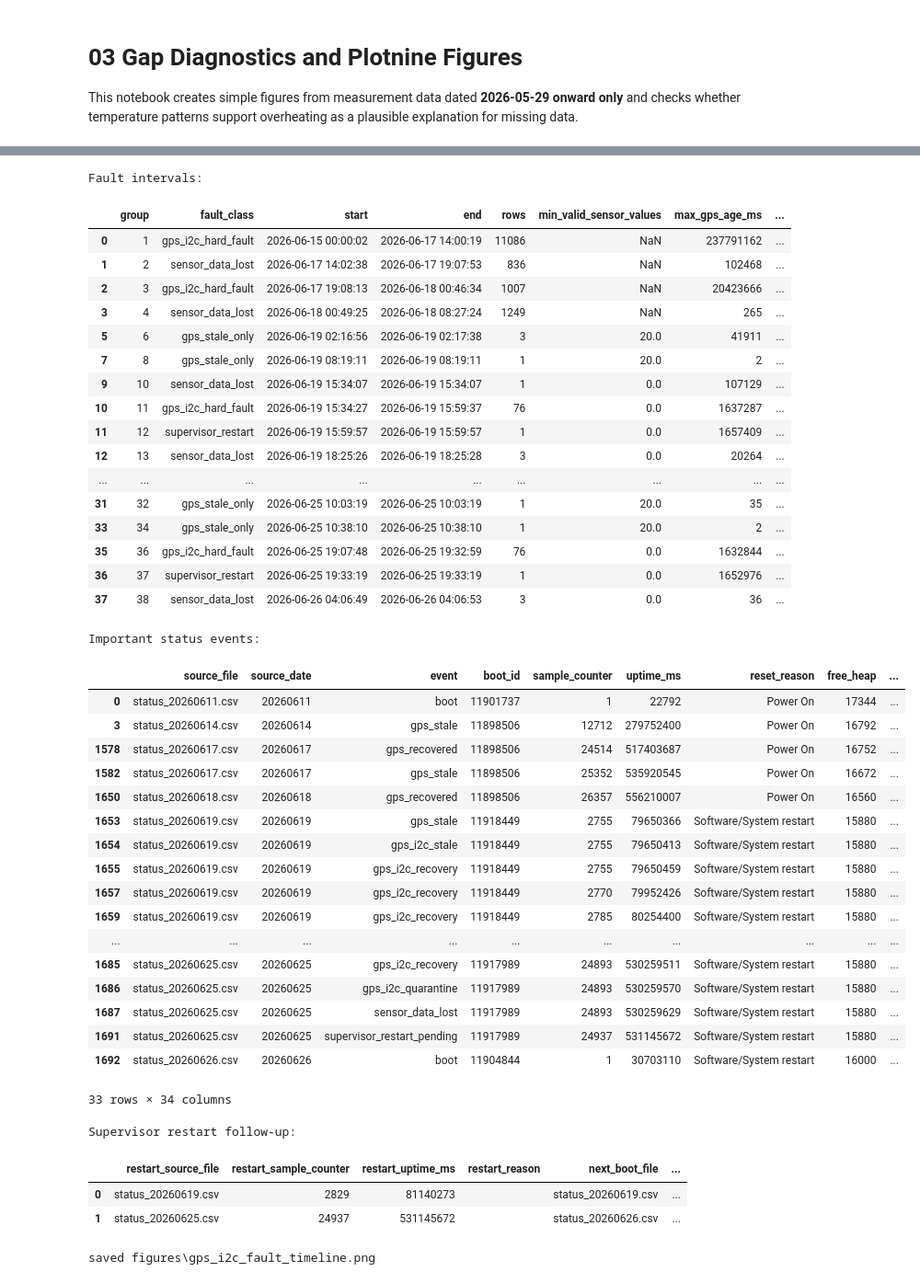
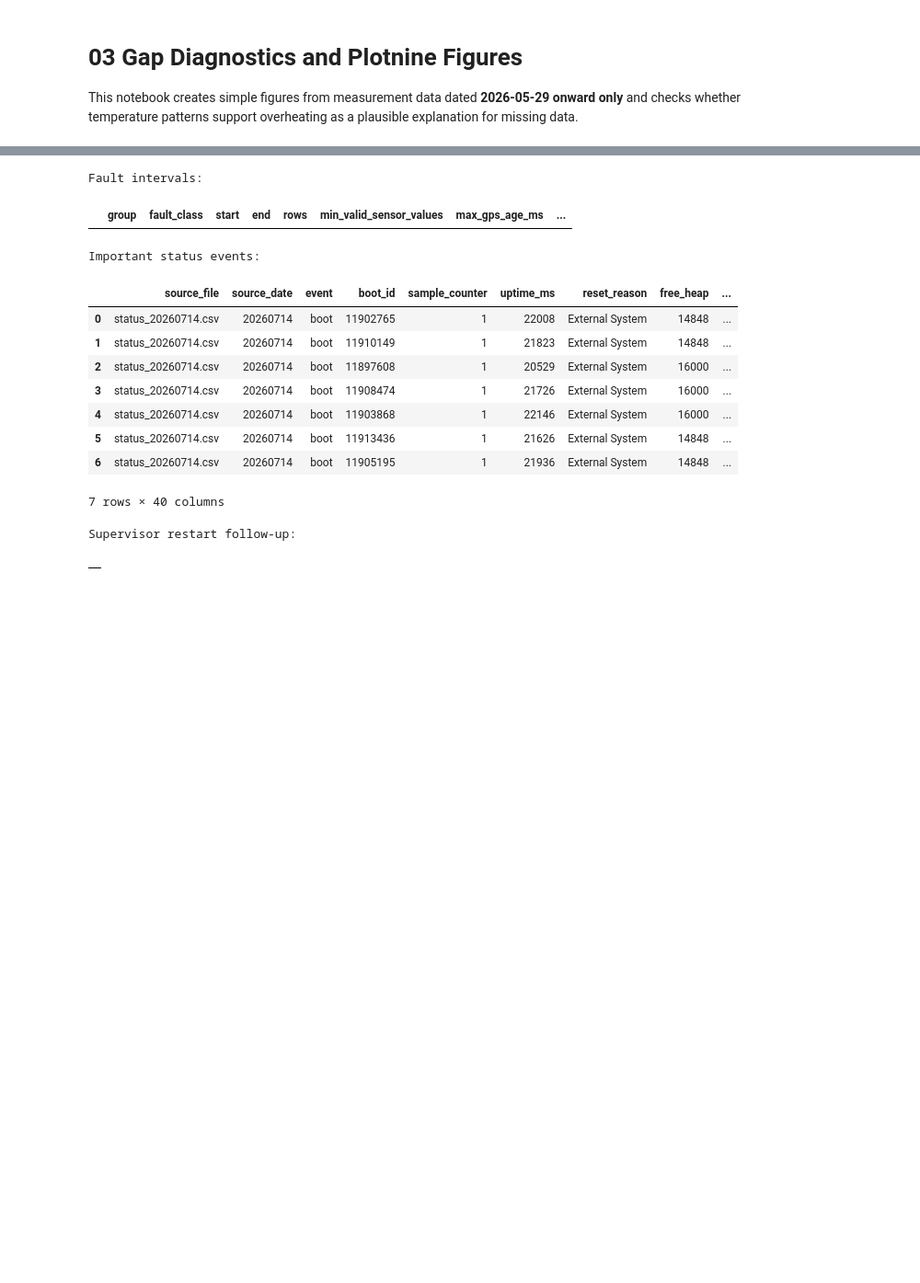
Before and after one commit to kebasaa/datalogger_esp8266, a Jupyter notebook: test_analysis/03_gap_and_plotnine_figures.ipynb, the cells around one changed output, grey strips where cells are left out. Shown at 92% size. Saved outputs shown, nothing was run; the diff lists cells and outputs as text; code cells hidden in the pictures; blank space fills up the shorter version.

```diff
--- a/test_analysis/03_gap_and_plotnine_figures.ipynb
+++ b/test_analysis/03_gap_and_plotnine_figures.ipynb
@@ -14,7 +14,7 @@ from collections import Counter, defaultdict
 import numpy as np
 import pandas as pd
 
-DATA_START_DATE = "20260615"
+DATA_START_DATE = "20260714"
 ANALYSIS_TIMEZONE = "Europe/Zurich"
 ANALYSIS_RUN_DATE = pd.Timestamp(datetime.now(ZoneInfo(ANALYSIS_TIMEZONE)).date())
 ANALYSIS_END_DATE = ANALYSIS_RUN_DATE.strftime("%Y%m%d")
@@ -427,7 +404,7 @@ def real_sensor_columns(df: pd.DataFrame) -> list[str]:
     return [col for col in df.columns if col.startswith(prefixes) and not any(token in col for token in blocked)]
 
 
-status_files = sorted(path for path in DATA_DIR.glob("status_*.csv") if "20260611" <= status_file_date(path) <= ANALYSIS_END_DATE)
+status_files = sorted(path for path in DATA_DIR.glob("status_*.csv") if DATA_START_DATE <= status_file_date(path) <= ANALYSIS_END_DATE)
 if status_files:
     status_data = pd.concat([read_status_file(path) for path in status_files], ignore_index=True, sort=False)
     for col in status_data.columns:
@@ -468,6 +445,11 @@ gps_quarantine = pd.to_numeric(classified["gps_quarantine_active"], errors="coer
 hard_fault_counter = pd.to_numeric(classified["gps_i2c_hard_fault_count"], errors="coerce").fillna(0)
 supervisor_counter = pd.to_numeric(classified["supervisor_reset_count"], errors="coerce").fillna(0)
 rejected_counter = pd.to_numeric(classified["gps_rejected_time_count"], errors="coerce").fillna(0)
+classified["valid_sensor_value_count"] = valid_sensor_values
+classified["gps_chars_processed"] = gps_chars
+classified["gps_age_ms"] = gps_age
+classified["gps_i2c_hard_fault_count"] = hard_fault_counter
+classified["supervisor_reset_count"] = supervisor_counter
 
 classified["gps_dead"] = (gps_fresh.eq(0) | gps_age.gt(GPS_STALE_THRESHOLD_MS)) & gps_chars.fillna(1).eq(0)
 classified["sensor_data_lost"] = valid_sensor_values.eq(0)
@@ -601,42 +568,14 @@ GPS/I2C fault classification summary:
 Fault intervals:
 |  | group | fault_class | start | end | rows | min_valid_sensor_values | max_gps_age_ms | ... |
-| 0 | 1 | gps_i2c_hard_fault | 2026-06-15 00:00:02 | 2026-06-17 14:00:19 | 11086 | NaN | 237791162 | ... |
-| 1 | 2 | sensor_data_lost | 2026-06-17 14:02:38 | 2026-06-17 19:07:53 | 836 | NaN | 102468 | ... |
-| 2 | 3 | gps_i2c_hard_fault | 2026-06-17 19:08:13 | 2026-06-18 00:46:34 | 1007 | NaN | 20423666 | ... |
-| 3 | 4 | sensor_data_lost | 2026-06-18 00:49:25 | 2026-06-18 08:27:24 | 1249 | NaN | 265 | ... |
-| 5 | 6 | gps_stale_only | 2026-06-19 02:16:56 | 2026-06-19 02:17:38 | 3 | 20.0 | 41911 | ... |
-| 7 | 8 | gps_stale_only | 2026-06-19 08:19:11 | 2026-06-19 08:19:11 | 1 | 20.0 | 2 | ... |
-| 9 | 10 | sensor_data_lost | 2026-06-19 15:34:07 | 2026-06-19 15:34:07 | 1 | 0.0 | 107129 | ... |
-| 10 | 11 | gps_i2c_hard_fault | 2026-06-19 15:34:27 | 2026-06-19 15:59:37 | 76 | 0.0 | 1637287 | ... |
-| 11 | 12 | supervisor_restart | 2026-06-19 15:59:57 | 2026-06-19 15:59:57 | 1 | 0.0 | 1657409 | ... |
-| 12 | 13 | sensor_data_lost | 2026-06-19 18:25:26 | 2026-06-19 18:25:28 | 3 | 0.0 | 20264 | ... |
-| ... | ... | ... | ... | ... | ... | ... | ... | ... |
-| 31 | 32 | gps_stale_only | 2026-06-25 10:03:19 | 2026-06-25 10:03:19 | 1 | 20.0 | 35 | ... |
-| 33 | 34 | gps_stale_only | 2026-06-25 10:38:10 | 2026-06-25 10:38:10 | 1 | 20.0 | 2 | ... |
-| 35 | 36 | gps_i2c_hard_fault | 2026-06-25 19:07:48 | 2026-06-25 19:32:59 | 76 | 0.0 | 1632844 | ... |
-| 36 | 37 | supervisor_restart | 2026-06-25 19:33:19 | 2026-06-25 19:33:19 | 1 | 0.0 | 1652976 | ... |
-| 37 | 38 | sensor_data_lost | 2026-06-26 04:06:49 | 2026-06-26 04:06:53 | 3 | 0.0 | 36 | ... |
 Important status events:
 |  | source_file | source_date | event | boot_id | sample_counter | uptime_ms | reset_reason | free_heap | ... |
-| 0 | status_20260611.csv | 20260611 | boot | 11901737 | 1 | 22792 | Power On | 17344 | ... |
-| 3 | status_20260614.csv | 20260614 | gps_stale | 11898506 | 12712 | 279752400 | Power On | 16792 | ... |
-| 1578 | status_20260617.csv | 20260617 | gps_recovered | 11898506 | 24514 | 517403687 | Power On | 16752 | ... |
-| 1582 | status_20260617.csv | 20260617 | gps_stale | 11898506 | 25352 | 535920545 | Power On | 16672 | ... |
-| 1650 | status_20260618.csv | 20260618 | gps_recovered | 11898506 | 26357 | 556210007 | Power On | 16560 | ... |
-| 1653 | status_20260619.csv | 20260619 | gps_stale | 11918449 | 2755 | 79650366 | Software/System restart | 15880 | ... |
-| 1654 | status_20260619.csv | 20260619 | gps_i2c_stale | 11918449 | 2755 | 79650413 | Software/System restart | 15880 | ... |
-| 1655 | status_20260619.csv | 20260619 | gps_i2c_recovery | 11918449 | 2755 | 79650459 | Software/System restart | 15880 | ... |
-| 1657 | status_20260619.csv | 20260619 | gps_i2c_recovery | 11918449 | 2770 | 79952426 | Software/System restart | 15880 | ... |
-| 1659 | status_20260619.csv | 20260619 | gps_i2c_recovery | 11918449 | 2785 | 80254400 | Software/System restart | 15880 | ... |
-| ... | ... | ... | ... | ... | ... | ... | ... | ... | ... |
-| 1685 | status_20260625.csv | 20260625 | gps_i2c_recovery | 11917989 | 24893 | 530259511 | Software/System restart | 15880 | ... |
-| 1686 | status_20260625.csv | 20260625 | gps_i2c_quarantine | 11917989 | 24893 | 530259570 | Software/System restart | 15880 | ... |
-| 1687 | status_20260625.csv | 20260625 | sensor_data_lost | 11917989 | 24893 | 530259629 | Software/System restart | 15880 | ... |
-| 1691 | status_20260625.csv | 20260625 | supervisor_restart_pending | 11917989 | 24937 | 531145672 | Software/System restart | 15880 | ... |
-| 1692 | status_20260626.csv | 20260626 | boot | 11904844 | 1 | 30703110 | Software/System restart | 16000 | ... |
+| 0 | status_20260714.csv | 20260714 | boot | 11902765 | 1 | 22008 | External System | 14848 | ... |
+| 1 | status_20260714.csv | 20260714 | boot | 11910149 | 1 | 21823 | External System | 14848 | ... |
+| 2 | status_20260714.csv | 20260714 | boot | 11897608 | 1 | 20529 | External System | 16000 | ... |
+| 3 | status_20260714.csv | 20260714 | boot | 11908474 | 1 | 21726 | External System | 16000 | ... |
+| 4 | status_20260714.csv | 20260714 | boot | 11903868 | 1 | 22146 | External System | 16000 | ... |
+| 5 | status_20260714.csv | 20260714 | boot | 11913436 | 1 | 21626 | External System | 14848 | ... |
+| 6 | status_20260714.csv | 20260714 | boot | 11905195 | 1 | 21936 | External System | 14848 | ... |
-33 rows × 34 columns
+7 rows × 40 columns
 Supervisor restart follow-up:
-|  | restart_source_file | restart_sample_counter | restart_uptime_ms | restart_reason | next_boot_file | ... |
-| 0 | status_20260619.csv | 2829 | 81140273 |  | status_20260619.csv | ... |
-| 1 | status_20260625.csv | 24937 | 531145672 |  | status_20260626.csv | ... |
+|  |
-saved figures\gps_i2c_fault_timeline.png
```
Also changed, not shown: parts of 8 cells of this notebook, 17 other files.
